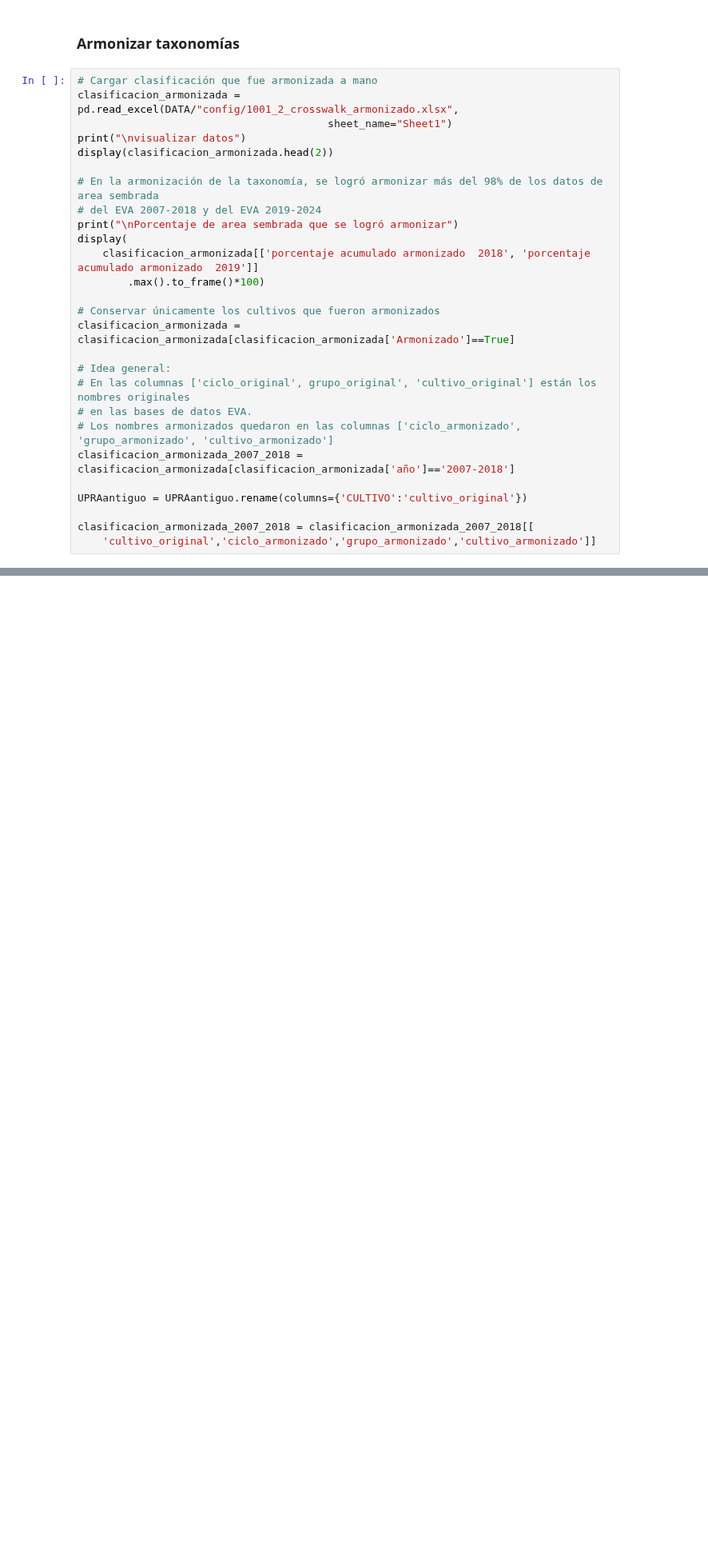
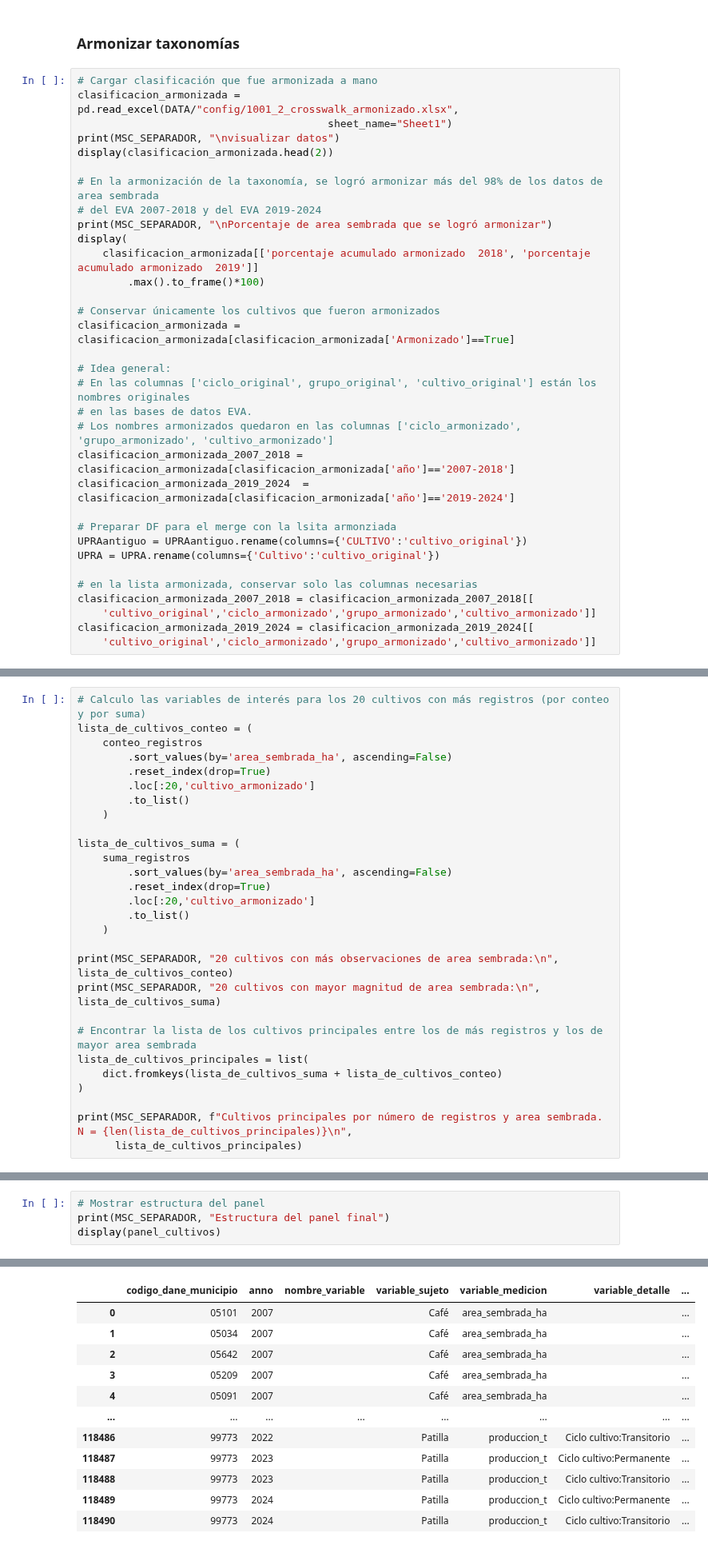
Before and after one commit to JC-AlfonsoR/PEG-mining-agriculture, a Jupyter notebook: engines/1001_process_UPRA.ipynb, the cells around one changed output, grey strips where cells are left out. Shown at 80% size. Saved outputs shown, nothing was run; the diff lists cells and outputs as text; blank space fills up the shorter version.

```diff
--- a/engines/1001_process_UPRA.ipynb
+++ b/engines/1001_process_UPRA.ipynb
@@ -229,12 +228,12 @@ plantilla.to_excel(DATA/ 'config/1001_1_plantilla_crosswalk.xlsx', index=False)
 # Cargar clasificación que fue armonizada a mano
 clasificacion_armonizada = pd.read_excel(DATA/"config/1001_2_crosswalk_armonizado.xlsx",
                                         sheet_name="Sheet1")
-print("\nvisualizar datos")
+print(MSC_SEPARADOR, "\nvisualizar datos")
 display(clasificacion_armonizada.head(2))
 
 # En la armonización de la taxonomía, se logró armonizar más del 98% de los datos de area sembrada
 # del EVA 2007-2018 y del EVA 2019-2024
-print("\nPorcentaje de area sembrada que se logró armonizar")
+print(MSC_SEPARADOR, "\nPorcentaje de area sembrada que se logró armonizar")
 display(
     clasificacion_armonizada[['porcentaje acumulado armonizado  2018', 'porcentaje acumulado armonizado  2019']]
         .max().to_frame()*100)
@@ -247,8 +246,14 @@ clasificacion_armonizada = clasificacion_armonizada[clasificacion_armonizada['Ar
 # en las bases de datos EVA.
 # Los nombres armonizados quedaron en las columnas ['ciclo_armonizado',	'grupo_armonizado',	'cultivo_armonizado']
 clasificacion_armonizada_2007_2018 = clasificacion_armonizada[clasificacion_armonizada['año']=='2007-2018']
+clasificacion_armonizada_2019_2024  = clasificacion_armonizada[clasificacion_armonizada['año']=='2019-2024']
 
+# Preparar DF para el merge con la lsita armonziada
 UPRAantiguo = UPRAantiguo.rename(columns={'CULTIVO':'cultivo_original'})
+UPRA = UPRA.rename(columns={'Cultivo':'cultivo_original'})
 
+# en la lista armonizada, conservar solo las columnas necesarias
 clasificacion_armonizada_2007_2018 = clasificacion_armonizada_2007_2018[[
     'cultivo_original','ciclo_armonizado','grupo_armonizado','cultivo_armonizado']]
+clasificacion_armonizada_2019_2024 = clasificacion_armonizada_2019_2024[[
+    'cultivo_original','ciclo_armonizado','grupo_armonizado','cultivo_armonizado']]
@@ -434,0 +550,28 @@ print(len(sorted(UPRAantiguo['DESAGREGACIÓN REGIONAL Y/O SISTEMA PRODUCTIVO'].u
+# %%
+# Calculo las variables de interés para los 20 cultivos con más registros (por conteo y por suma)
+lista_de_cultivos_conteo = (
+    conteo_registros
+        .sort_values(by='area_sembrada_ha', ascending=False)
+        .reset_index(drop=True)
+        .loc[:20,'cultivo_armonizado']
+        .to_list()
+    )
+
+lista_de_cultivos_suma = (
+    suma_registros
+        .sort_values(by='area_sembrada_ha', ascending=False)
+        .reset_index(drop=True)
+        .loc[:20,'cultivo_armonizado']
+        .to_list()
+    )
+
+print(MSC_SEPARADOR, "20 cultivos con más observaciones de area sembrada:\n", lista_de_cultivos_conteo)
+print(MSC_SEPARADOR, "20 cultivos con mayor magnitud de area sembrada:\n", lista_de_cultivos_suma)
+
+# Encontrar la lista de los cultivos principales entre los de más registros y los de mayor area sembrada
+lista_de_cultivos_principales = list(
+    dict.fromkeys(lista_de_cultivos_suma + lista_de_cultivos_conteo)
+)
+
+print(MSC_SEPARADOR, f"Cultivos principales por número de registros y area sembrada. N = {len(lista_de_cultivos_principales)}\n",
+      lista_de_cultivos_principales)
@@ -434,0 +699,5 @@ print(len(sorted(UPRAantiguo['DESAGREGACIÓN REGIONAL Y/O SISTEMA PRODUCTIVO'].u
+# %%
+# Mostrar estructura del panel
+print(MSC_SEPARADOR, "Estructura del panel final")
+display(panel_cultivos)
+# %% [output]
@@ -434,0 +705,12 @@ print(len(sorted(UPRAantiguo['DESAGREGACIÓN REGIONAL Y/O SISTEMA PRODUCTIVO'].u
+|  | codigo_dane_municipio | anno | nombre_variable | variable_sujeto | variable_medicion | variable_detalle | ... |
+| 0 | 05101 | 2007 |  | Café | area_sembrada_ha |  | ... |
+| 1 | 05034 | 2007 |  | Café | area_sembrada_ha |  | ... |
+| 2 | 05642 | 2007 |  | Café | area_sembrada_ha |  | ... |
+| 3 | 05209 | 2007 |  | Café | area_sembrada_ha |  | ... |
+| 4 | 05091 | 2007 |  | Café | area_sembrada_ha |  | ... |
+| ... | ... | ... | ... | ... | ... | ... | ... |
+| 118486 | 99773 | 2022 |  | Patilla | produccion_t | Ciclo cultivo:Transitorio | ... |
+| 118487 | 99773 | 2023 |  | Patilla | produccion_t | Ciclo cultivo:Permanente | ... |
+| 118488 | 99773 | 2023 |  | Patilla | produccion_t | Ciclo cultivo:Transitorio | ... |
+| 118489 | 99773 | 2024 |  | Patilla | produccion_t | Ciclo cultivo:Permanente | ... |
+| 118490 | 99773 | 2024 |  | Patilla | produccion_t | Ciclo cultivo:Transitorio | ... |
```
Also changed, not shown: parts of 24 cells of this notebook, 5 other files.
